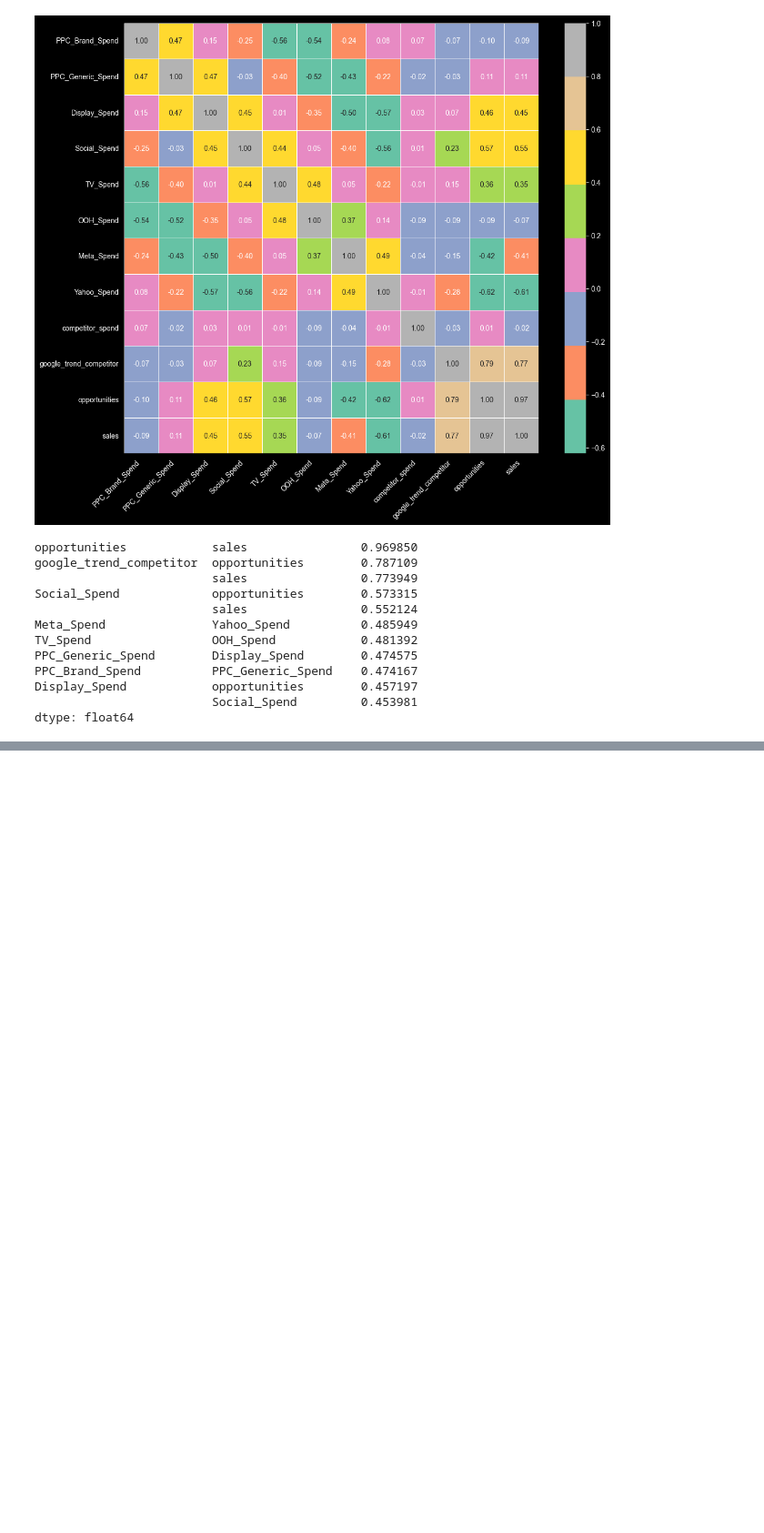
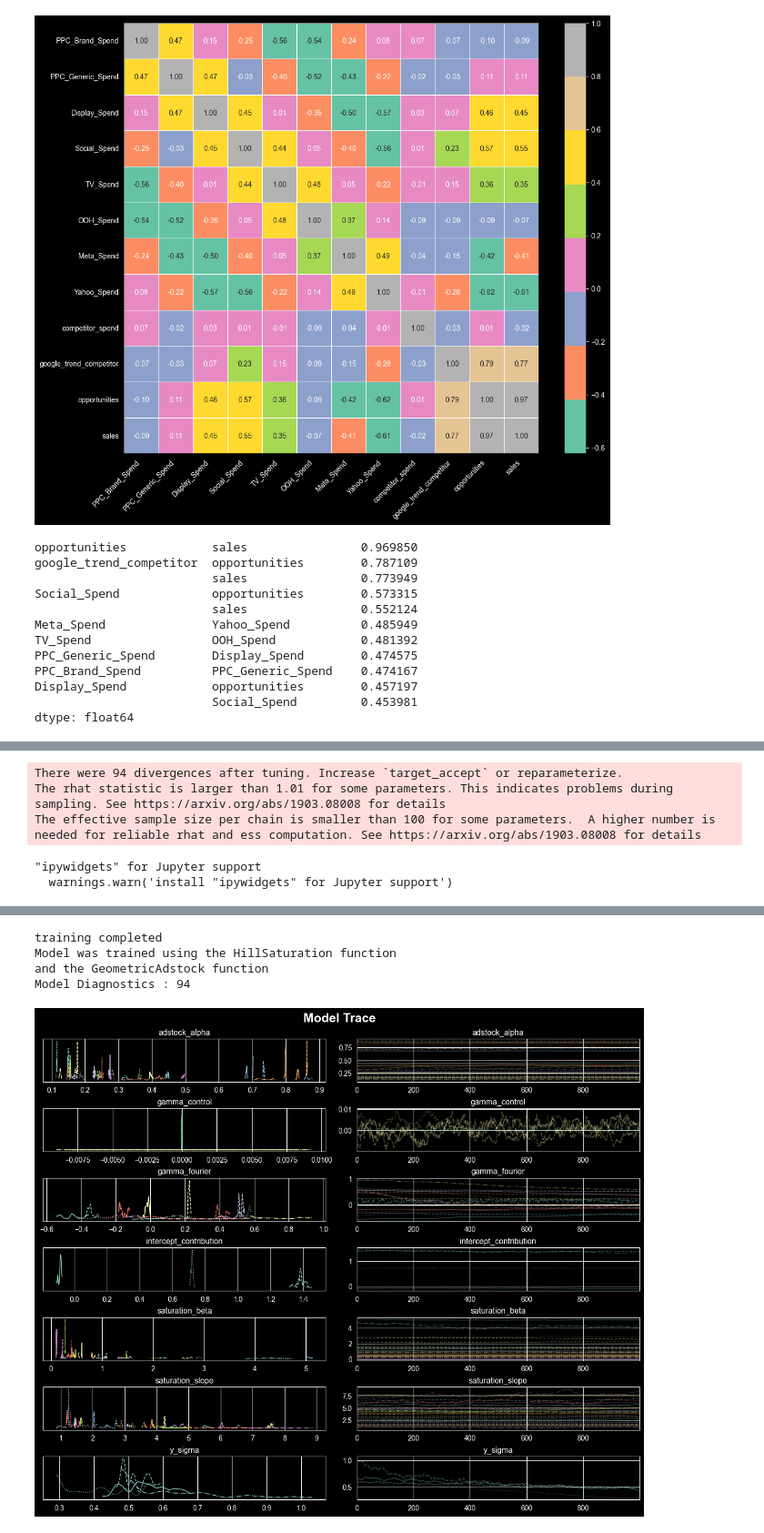
Before and after one commit to jessieip/bayesian-mmm, a Jupyter notebook: notebooks/bayesian_mmm_220526.ipynb, the cells around one changed output, grey strips where cells are left out. Shown at 91% size. Drawn from its saved outputs; the diff is of its cells as text; code cells hidden in the pictures; blank space fills up the shorter version.

```diff
--- a/notebooks/bayesian_mmm_220526.ipynb
+++ b/notebooks/bayesian_mmm_220526.ipynb
@@ -211,0 +349,8 @@ Index(['date', 'PPC_Brand_Spend', 'PPC_Generic_Spend', 'Display_Spend',
+# %%
+mmm_summary, trace_fig = mmm_model_train(X, y, mmm)
+# %% [output]
+There were 94 divergences after tuning. Increase `target_accept` or reparameterize.
+The rhat statistic is larger than 1.01 for some parameters. This indicates problems during sampling. See https://arxiv.org/abs/1903.08008 for details
+The effective sample size per chain is smaller than 100 for some parameters.  A higher number is needed for reliable rhat and ess computation. See https://arxiv.org/abs/1903.08008 for details
+"ipywidgets" for Jupyter support
+  warnings.warn('install "ipywidgets" for Jupyter support')
@@ -211,0 +358,5 @@ Index(['date', 'PPC_Brand_Spend', 'PPC_Generic_Spend', 'Display_Spend',
+training completed
+Model was trained using the HillSaturation function
+and the GeometricAdstock function
+Model Diagnostics : 94
+[figure, added]
```
Also changed, not shown: parts of 22 cells of this notebook, 3 other files.
